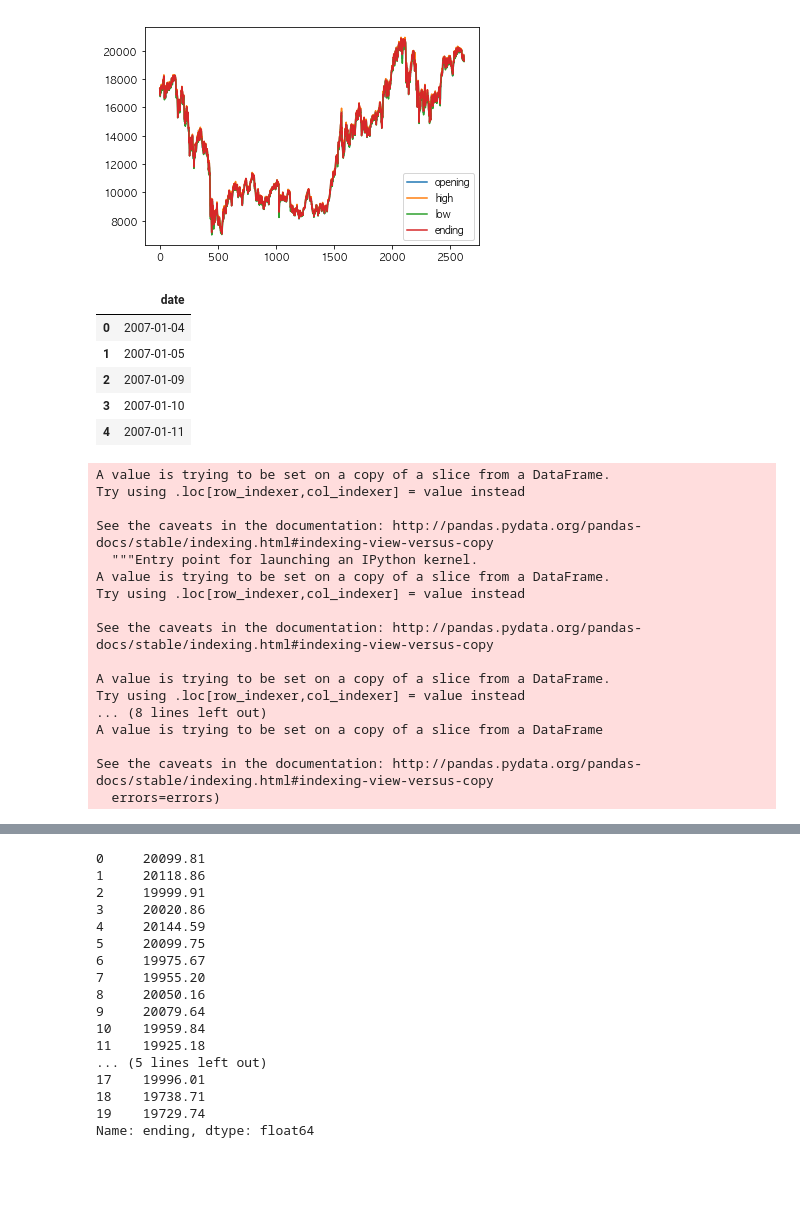
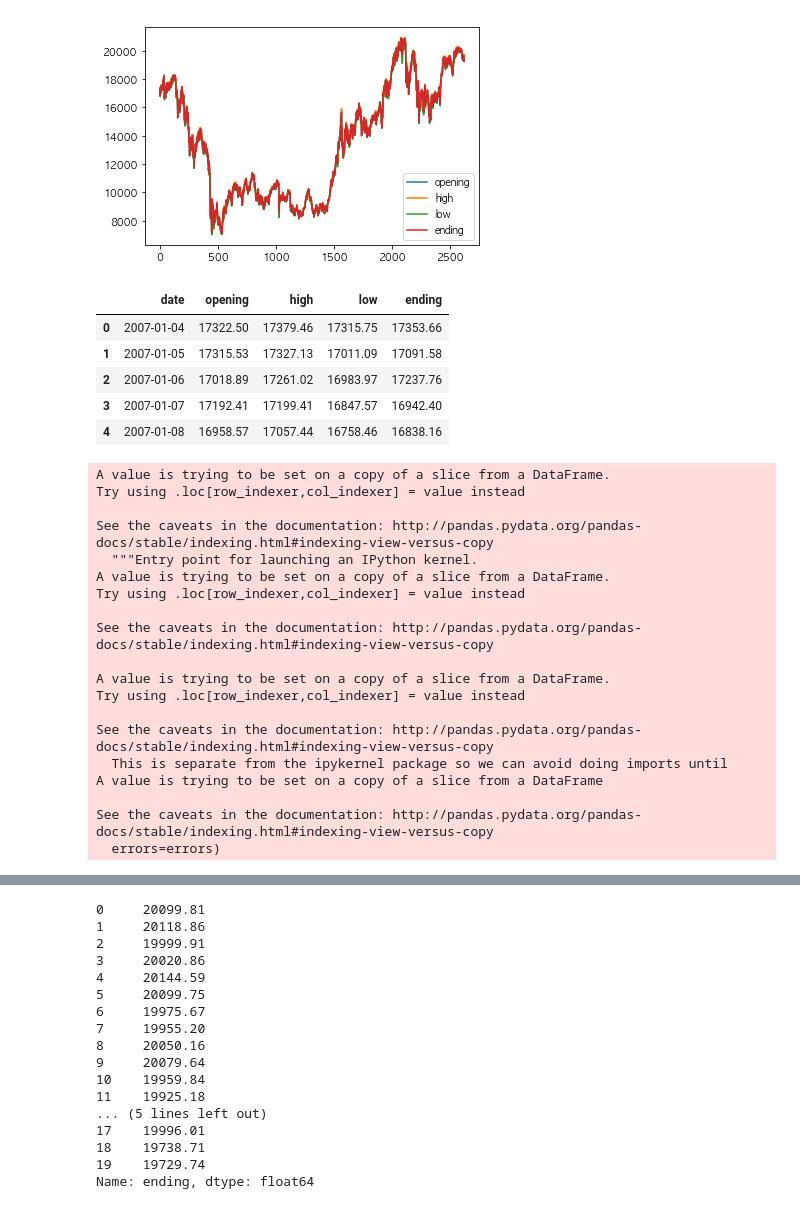
Before and after one commit to upura/upura.hatenablog, a Jupyter notebook: time_series/kaggledays/index.ipynb, the cells around one changed output, grey strips where cells are left out. Cells and saved outputs as stored; diff of their text form; code cells hidden in the pictures; blank space fills up the shorter version.

```diff
--- a/time_series/kaggledays/index.ipynb
+++ b/time_series/kaggledays/index.ipynb
@@ -37 +44,10 @@ y = df['ending']
+# %%
+df.head()
+# %% [output]
+|  | date | opening | high | low | ending |
+| 0 | 2007-01-04 | 17322.50 | 17379.46 | 17315.75 | 17353.66 |
+| 1 | 2007-01-05 | 17315.53 | 17327.13 | 17011.09 | 17091.58 |
+| 2 | 2007-01-06 | 17018.89 | 17261.02 | 16983.97 | 17237.76 |
+| 3 | 2007-01-07 | 17192.41 | 17199.41 | 16847.57 | 16942.40 |
+| 4 | 2007-01-08 | 16958.57 | 17057.44 | 16758.46 | 16838.16 |
 # %%
@@ -39,27 +58,16 @@ X_train = X[:2600]
 y_train = y[:2600]
 X_test = X[2600:].reset_index(drop=True)
 y_test = y[2600:].reset_index(drop=True)
-# %%
-X_train.head()
-# %% [output]
-|  | date |
-| 0 | 2007-01-04 |
-| 1 | 2007-01-05 |
-| 2 | 2007-01-09 |
-| 3 | 2007-01-10 |
-| 4 | 2007-01-11 |
 # %%
 X_train['year'] = X_train['date'].dt.year
 X_train['month'] = X_train['date'].dt.month
 X_train['day'] = X_train['date'].dt.day
-X_train['dow'] = X_train['date'].dt.dayofweek
-X_train.drop(['date'], axis=1, inplace=True)
+X_train.drop(['date', 'ending'], axis=1, inplace=True)
 
 X_test['year'] = X_test['date'].dt.year
 X_test['month'] = X_test['date'].dt.month
 X_test['day'] = X_test['date'].dt.day
-X_test['dow'] = X_test['date'].dt.dayofweek
-X_test.drop(['date'], axis=1, inplace=True)
+X_test.drop(['date', 'ending'], axis=1, inplace=True)
 # %% [output]
 A value is trying to be set on a copy of a slice from a DataFrame.
 Try using .loc[row_indexer,col_indexer] = value instead
@@ -73,7 +81,9 @@ See the caveats in the documentation: http://pandas.pydata.org/pandas-docs/stabl
 
 A value is trying to be set on a copy of a slice from a DataFrame.
 Try using .loc[row_indexer,col_indexer] = value instead
-... (8 lines left out)
+
+See the caveats in the documentation: http://pandas.pydata.org/pandas-docs/stable/indexing.html#indexing-view-versus-copy
+  This is separate from the ipykernel package so we can avoid doing imports until
 A value is trying to be set on a copy of a slice from a DataFrame
 
 See the caveats in the documentation: http://pandas.pydata.org/pandas-docs/stable/indexing.html#indexing-view-versus-copy
```
Also changed, not shown: parts of 18 cells of this notebook.
